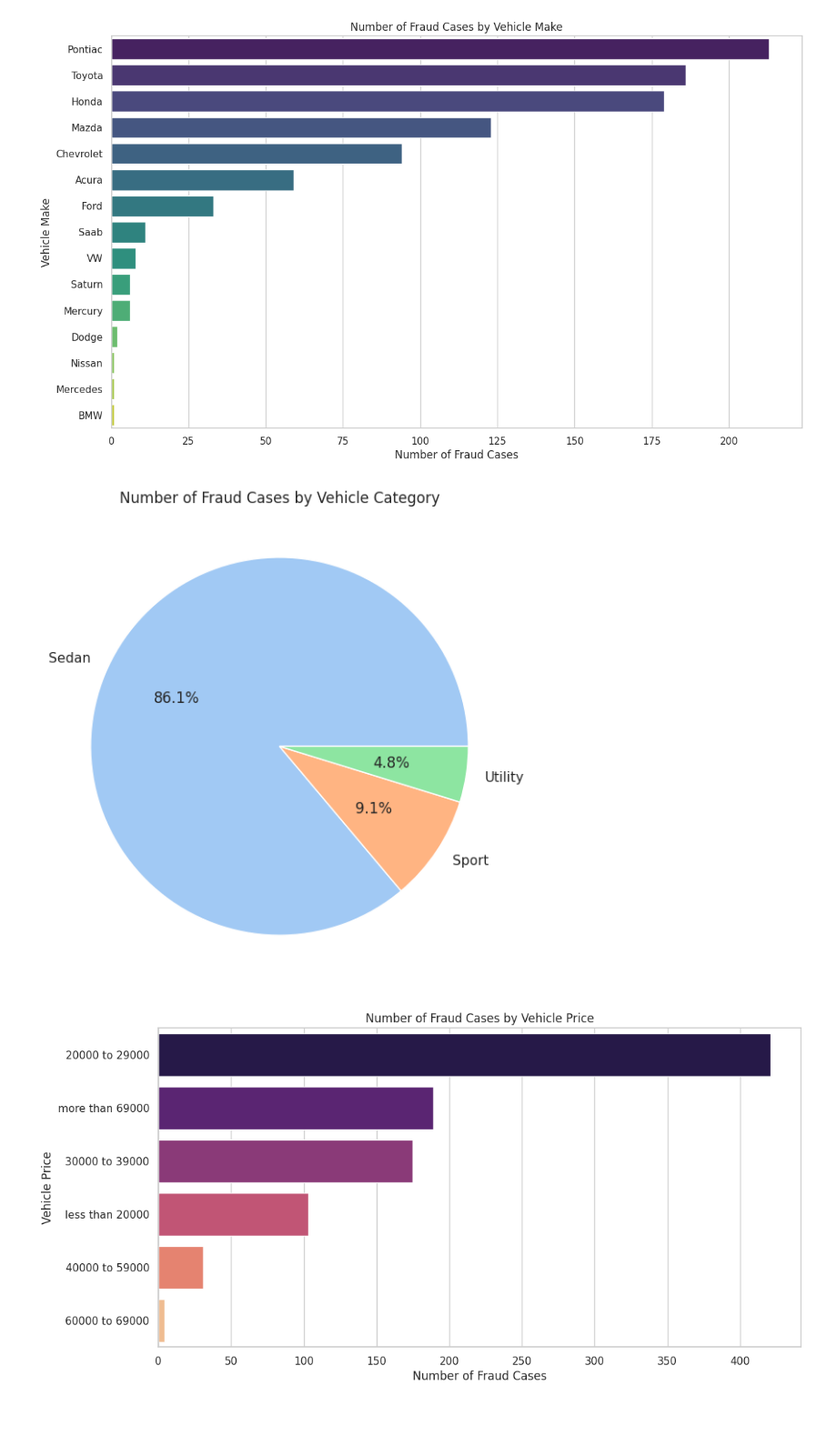
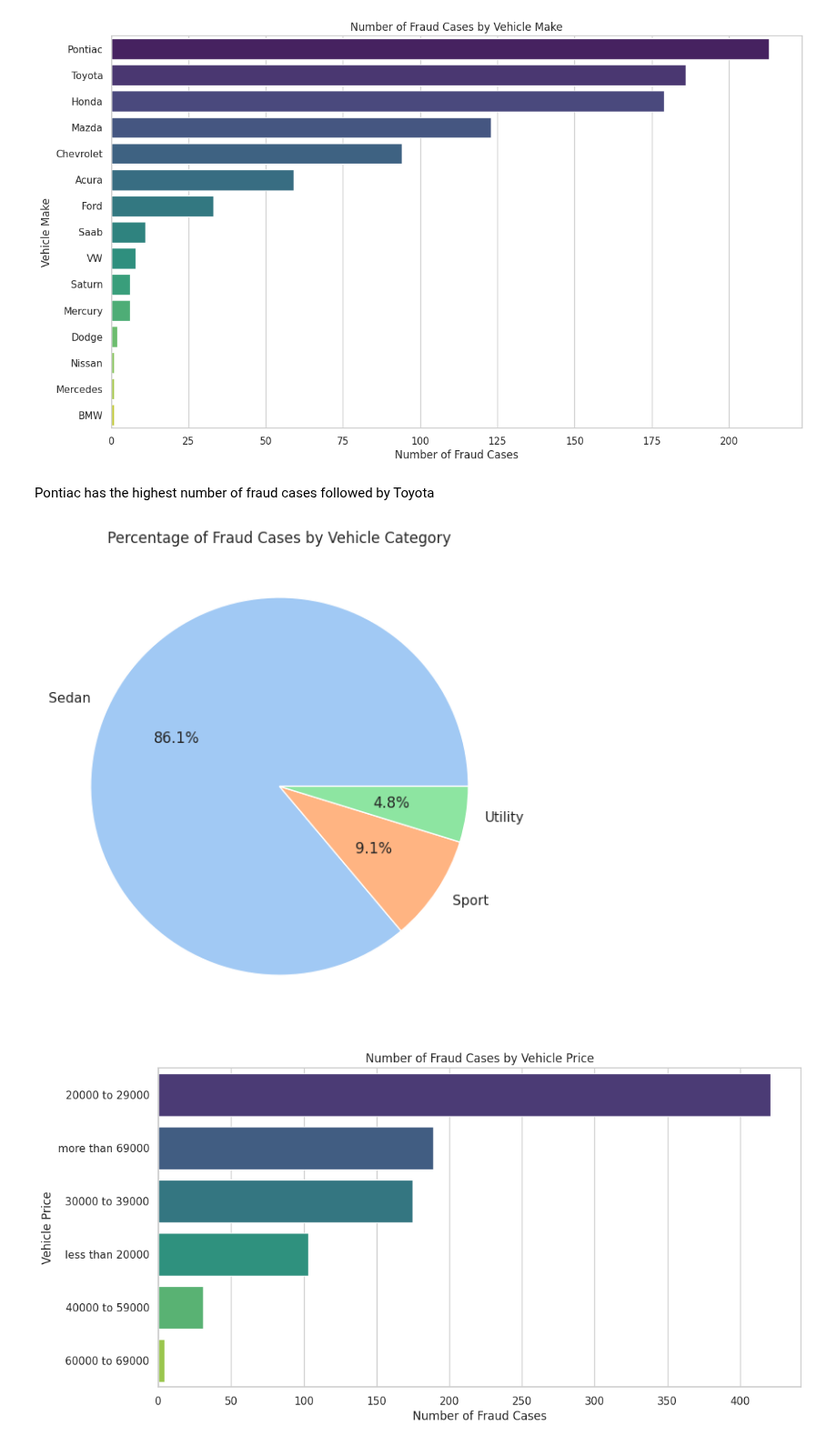
Before and after one commit to kimp10/Insurance-Fraud-Detection-Model-, a Jupyter notebook: Insurance_Fraud_detection.ipynb, the cells around one changed output. Shown at 91% size. Drawn from its saved outputs; the diff is of its cells as text; code cells hidden in the pictures; blank space fills up the shorter version.

```diff
--- a/Insurance_Fraud_detection.ipynb
+++ b/Insurance_Fraud_detection.ipynb
@@ -274,26 +274,28 @@ plt.ylabel('Vehicle Make')
 plt.show()
 # %% [output]
 [figure]
+# %% [markdown]
+Pontiac has the highest number of fraud cases followed by Toyota
 # %%
 # Pie Chart Number of Fraud Cases by Vehicle Category
 plt.figure(figsize=(10, 7))
 fraud_count_by_category = count_fraud_cases('VehicleCategory')
 plt.pie(fraud_count_by_category.values, labels=fraud_count_by_category.index, autopct='%1.1f%%', colors=sns.color_palette("pastel"))
-plt.title('Number of Fraud Cases by Vehicle Category')
+plt.title('Percentage of Fraud Cases by Vehicle Category')
 plt.show()
 # %% [output]
-[figure, old version]
+[figure, new version]
 # %%
 # Horizontal Bar Plot Number of Fraud Cases by Vehicle Price
 plt.figure(figsize=(12, 6))
 fraud_count_by_price = count_fraud_cases('VehiclePrice')
-sns.barplot(x=fraud_count_by_price.values, y=fraud_count_by_price.index, palette="magma")
+sns.barplot(x=fraud_count_by_price.values, y=fraud_count_by_price.index, palette="viridis")
 plt.title('Number of Fraud Cases by Vehicle Price')
 plt.xlabel('Number of Fraud Cases')
 plt.ylabel('Vehicle Price')
 plt.show()
 # %% [output]
-[figure, old version]
+[figure, new version]
 # %%
 # Box Plot of Age of Vehicle for Fraud Cases
 plt.figure(figsize=(12, 6))
```
Also changed, not shown: parts of 5 cells of this notebook.
